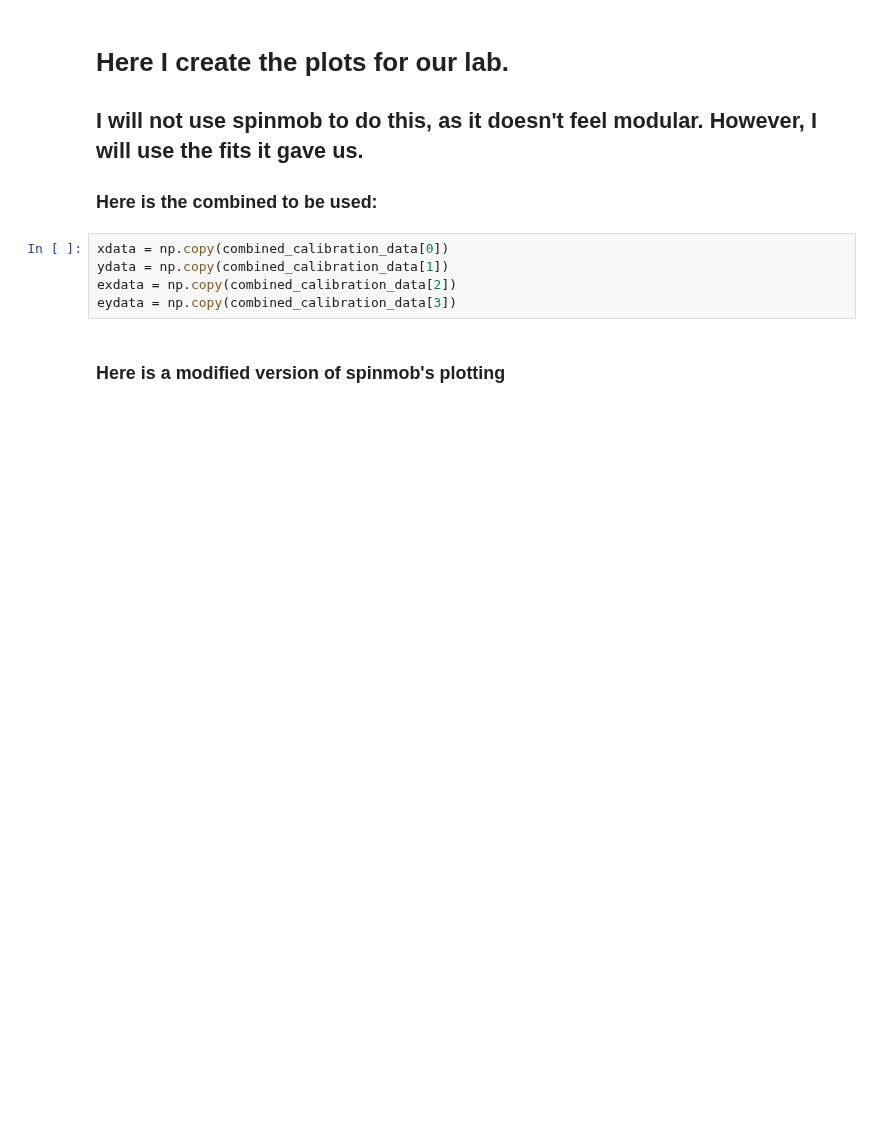
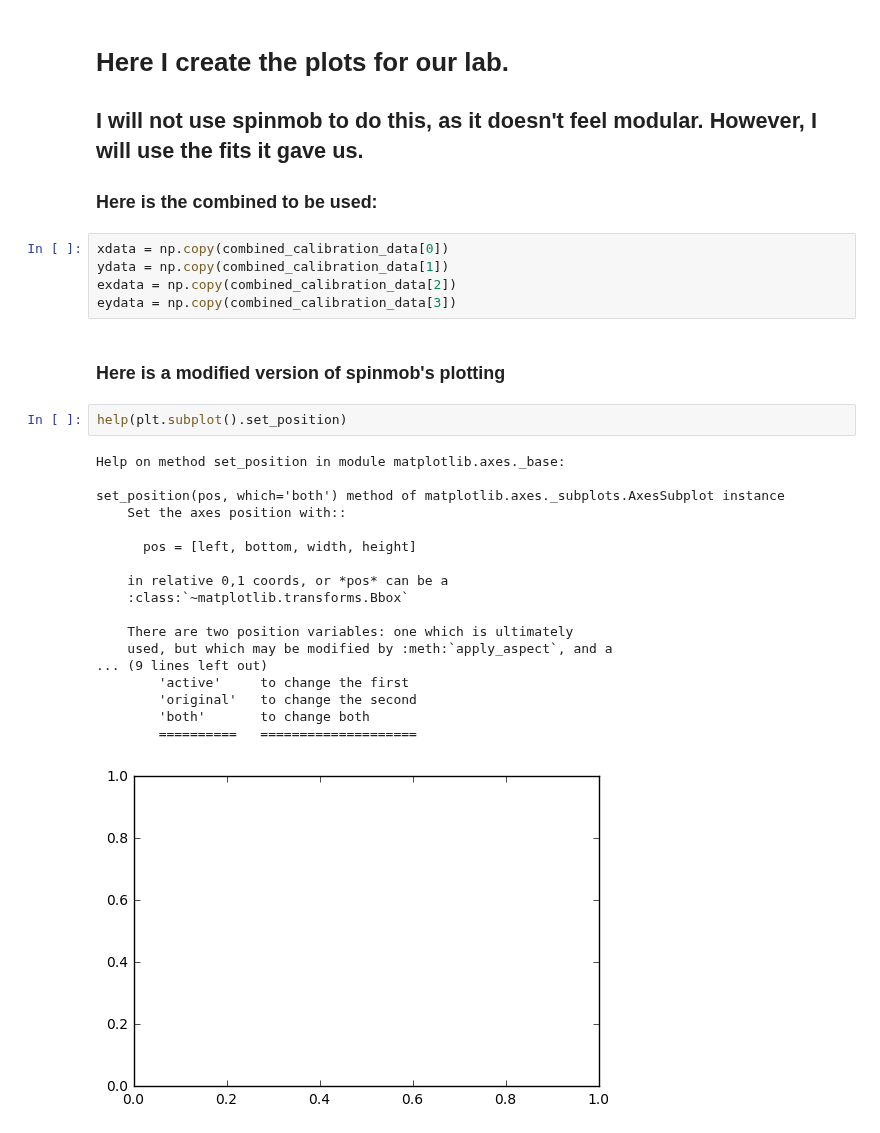
Before and after one commit to ry-dgel/Chladni, a Jupyter notebook: analysis/interim_analysis_post_offset.ipynb, the cells around one changed output. Saved outputs shown, nothing was run; the diff lists cells and outputs as text; blank space fills up the shorter version.

Commit message:
Continuing design of calibration plot

```diff
--- a/analysis/interim_analysis_post_offset.ipynb
+++ b/analysis/interim_analysis_post_offset.ipynb
@@ -271,5 +271,26 @@ exdata = np.copy(combined_calibration_data[2])
 eydata = np.copy(combined_calibration_data[3])
 # %% [markdown]
 ### Here is a modified version of spinmob's plotting
+# %%
+help(plt.subplot().set_position)
+# %% [output]
+Help on method set_position in module matplotlib.axes._base:
+
+set_position(pos, which='both') method of matplotlib.axes._subplots.AxesSubplot instance
+    Set the axes position with::
+
+      pos = [left, bottom, width, height]
+
+    in relative 0,1 coords, or *pos* can be a
+    :class:`~matplotlib.transforms.Bbox`
+
+    There are two position variables: one which is ultimately
+    used, but which may be modified by :meth:`apply_aspect`, and a
+... (9 lines left out)
+        'active'     to change the first
+        'original'   to change the second
+        'both'       to change both
+        ==========   ====================
+[figure, added]
 # %%
 from matplotlib import pyplot as plt
```
Also changed, not shown: parts of 3 cells of this notebook.
